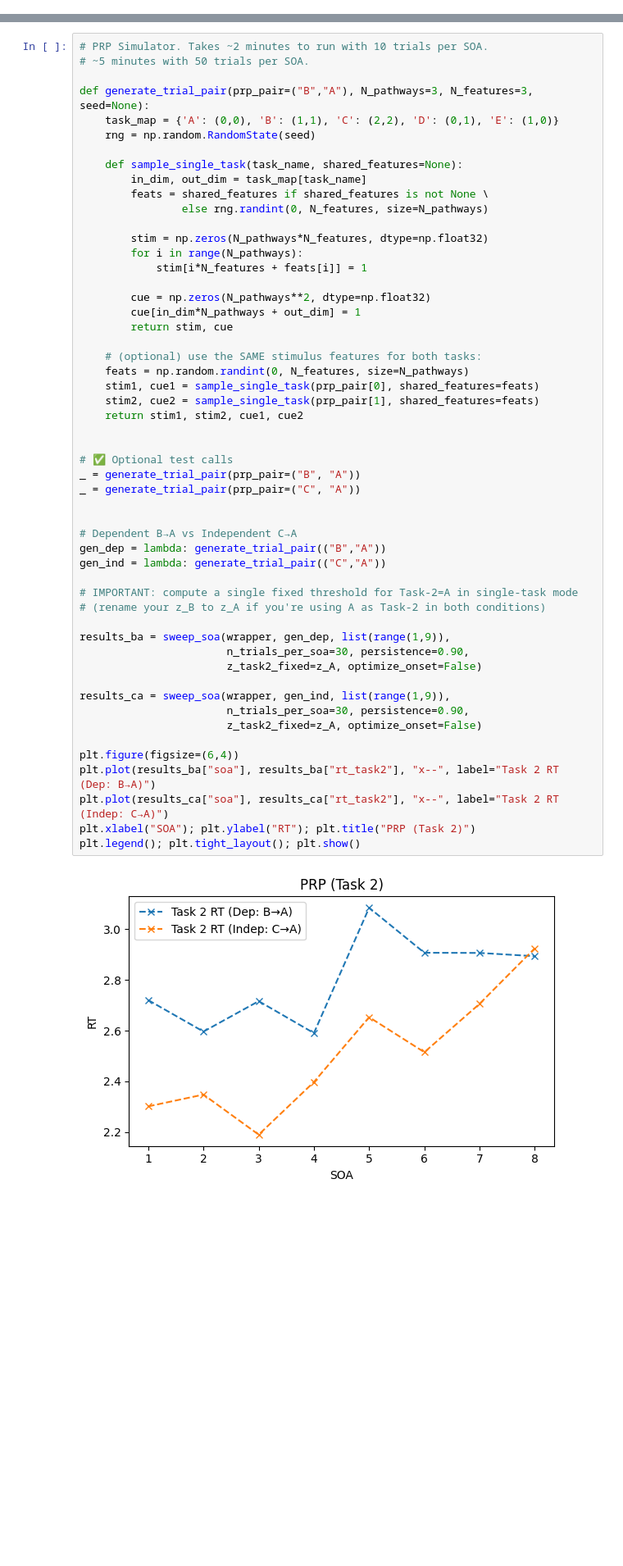
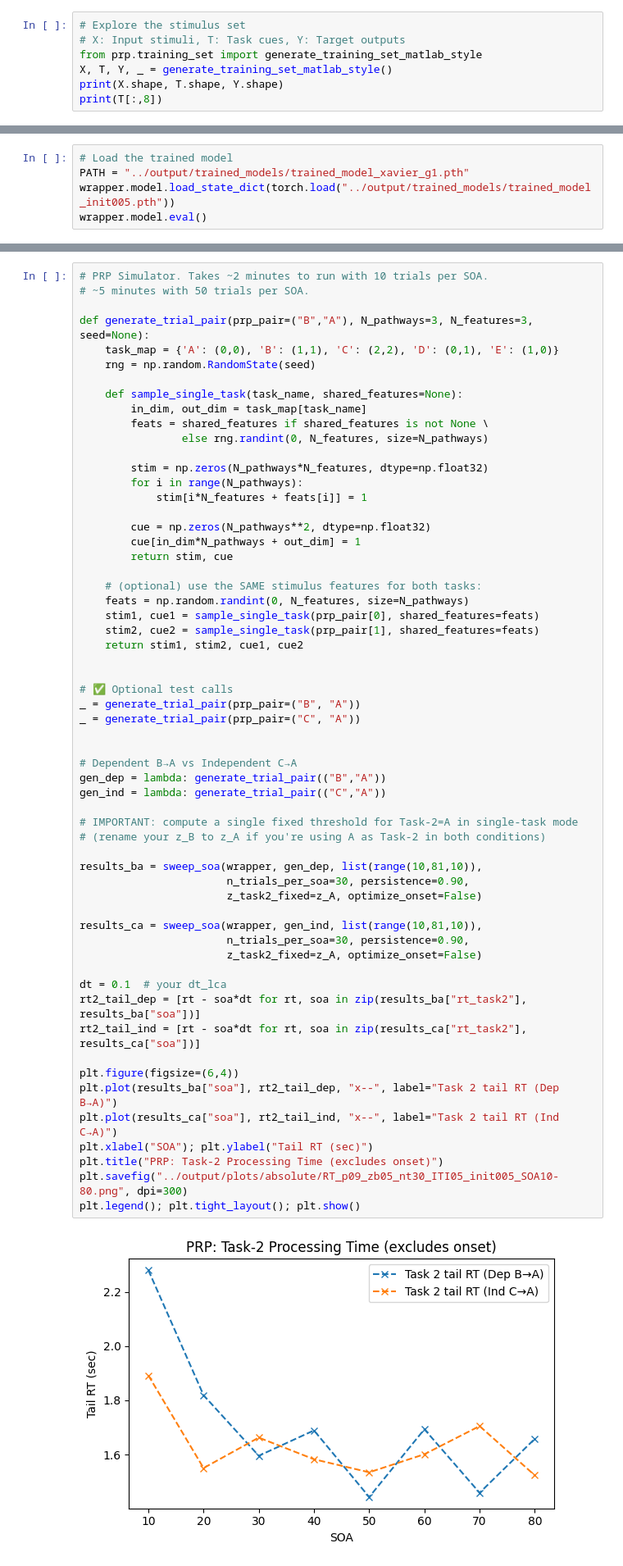
Before and after one commit to acesmeci/prp_model, a Jupyter notebook: notebooks/lca_experiments.ipynb, the cells around one changed output, grey strips where cells are left out. Shown at 82% size. Cells and saved outputs as stored; diff of their text form; blank space fills up the shorter version.

```diff
--- a/notebooks/lca_experiments.ipynb
+++ b/notebooks/lca_experiments.ipynb
@@ -193,0 +169,7 @@ print(S)
+# %%
+# Explore the stimulus set
+# X: Input stimuli, T: Task cues, Y: Target outputs
+from prp.training_set import generate_training_set_matlab_style
+X, T, Y, _ = generate_training_set_matlab_style()
+print(X.shape, T.shape, Y.shape)
+print(T[:,8])
@@ -193,0 +186,5 @@ print(S)
+# %%
+# Load the trained model
+PATH = "../output/trained_models/trained_model_xavier_g1.pth"
+wrapper.model.load_state_dict(torch.load("../output/trained_models/trained_model_init005.pth"))
+wrapper.model.eval()
@@ -326,39 +331,45 @@ def generate_trial_pair(prp_pair=("B","A"), N_pathways=3, N_features=3, seed=Non
         return stim, cue
 
     # (optional) use the SAME stimulus features for both tasks:
     feats = np.random.randint(0, N_features, size=N_pathways)
     stim1, cue1 = sample_single_task(prp_pair[0], shared_features=feats)
     stim2, cue2 = sample_single_task(prp_pair[1], shared_features=feats)
     return stim1, stim2, cue1, cue2
 
 
 # ✅ Optional test calls
 _ = generate_trial_pair(prp_pair=("B", "A"))
 _ = generate_trial_pair(prp_pair=("C", "A"))
 
 
 # Dependent B→A vs Independent C→A
 gen_dep = lambda: generate_trial_pair(("B","A"))
 gen_ind = lambda: generate_trial_pair(("C","A"))
 
 # IMPORTANT: compute a single fixed threshold for Task-2=A in single-task mode
 # (rename your z_B to z_A if you're using A as Task-2 in both conditions)
 
-results_ba = sweep_soa(wrapper, gen_dep, list(range(1,9)),
+results_ba = sweep_soa(wrapper, gen_dep, list(range(10,81,10)),
                        n_trials_per_soa=30, persistence=0.90,
                        z_task2_fixed=z_A, optimize_onset=False)
 
-results_ca = sweep_soa(wrapper, gen_ind, list(range(1,9)),
+results_ca = sweep_soa(wrapper, gen_ind, list(range(10,81,10)),
                        n_trials_per_soa=30, persistence=0.90,
                        z_task2_fixed=z_A, optimize_onset=False)
 
+dt = 0.1  # your dt_lca
+rt2_tail_dep = [rt - soa*dt for rt, soa in zip(results_ba["rt_task2"], results_ba["soa"])]
+rt2_tail_ind = [rt - soa*dt for rt, soa in zip(results_ca["rt_task2"], results_ca["soa"])]
+
 plt.figure(figsize=(6,4))
-plt.plot(results_ba["soa"], results_ba["rt_task2"], "x--", label="Task 2 RT (Dep: B→A)")
-plt.plot(results_ca["soa"], results_ca["rt_task2"], "x--", label="Task 2 RT (Indep: C→A)")
-plt.xlabel("SOA"); plt.ylabel("RT"); plt.title("PRP (Task 2)")
+plt.plot(results_ba["soa"], rt2_tail_dep, "x--", label="Task 2 tail RT (Dep B→A)")
+plt.plot(results_ca["soa"], rt2_tail_ind, "x--", label="Task 2 tail RT (Ind C→A)")
+plt.xlabel("SOA"); plt.ylabel("Tail RT (sec)")
+plt.title("PRP: Task-2 Processing Time (excludes onset)")
+plt.savefig("../output/plots/absolute/RT_p09_zb05_nt30_ITI05_init005_SOA10-80.png", dpi=300)
 plt.legend(); plt.tight_layout(); plt.show()
 # %% [output]
-[figure, old version]
+[figure, new version]
 # %%
 # Plot RTs and Error Rates
 
```
Also changed, not shown: parts of 8 cells of this notebook, 2 other files.
